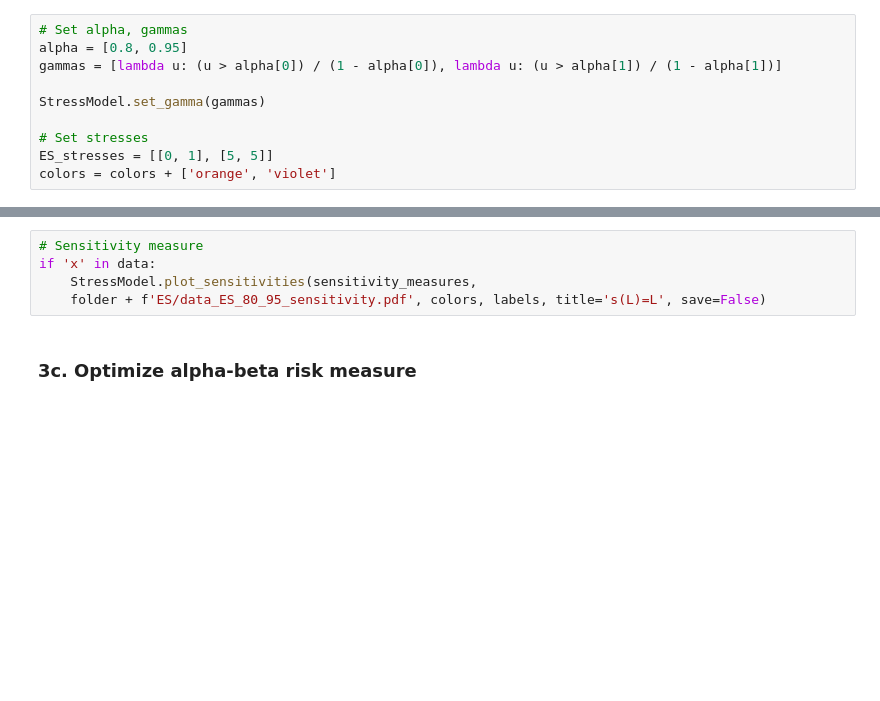
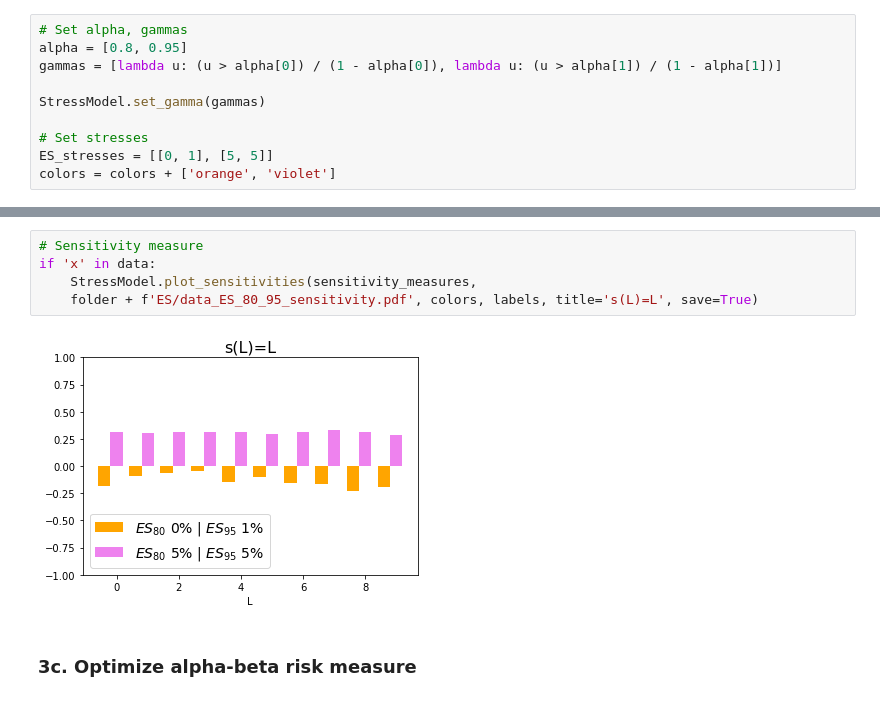
Before and after one commit to spesenti/SWIM-Wasserstein-py, a Jupyter notebook: Data/W_Stress.ipynb, the cells around one changed output, grey strips where cells are left out. Drawn from its saved outputs; the diff is of its cells as text; blank space fills up the shorter version.

```diff
--- a/Data/W_Stress.ipynb
+++ b/Data/W_Stress.ipynb
@@ -1421,8 +1442,10 @@ for stress in ES_stresses:
 # %%
 # Sensitivity measure
 if 'x' in data:
     StressModel.plot_sensitivities(sensitivity_measures,
-    folder + f'ES/data_ES_80_95_sensitivity.pdf', colors, labels, title='s(L)=L', save=False)
+    folder + f'ES/data_ES_80_95_sensitivity.pdf', colors, labels, title='s(L)=L', save=True)
+# %% [output]
+[figure, added]
 # %% [markdown]
 ### 3c. Optimize alpha-beta risk measure
 # %%
```
Also changed, not shown: parts of 10 cells of this notebook.
